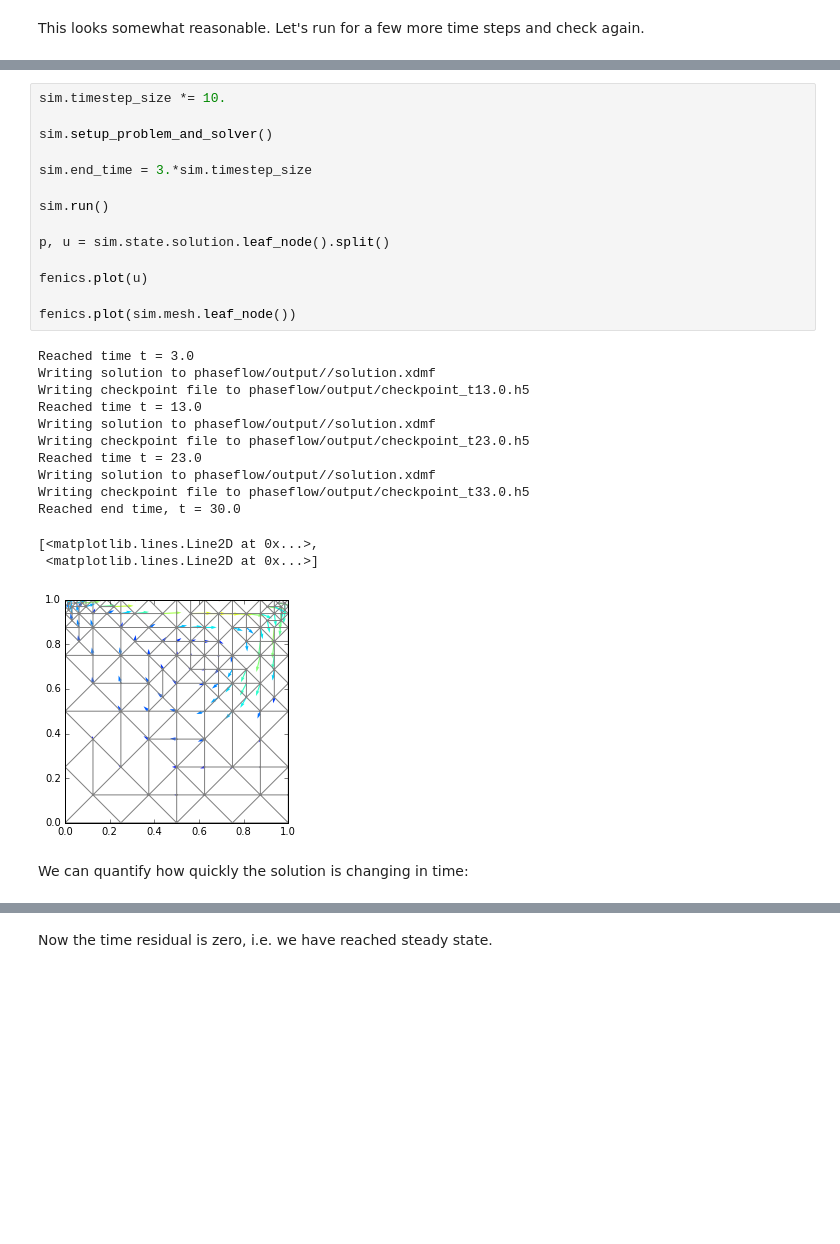
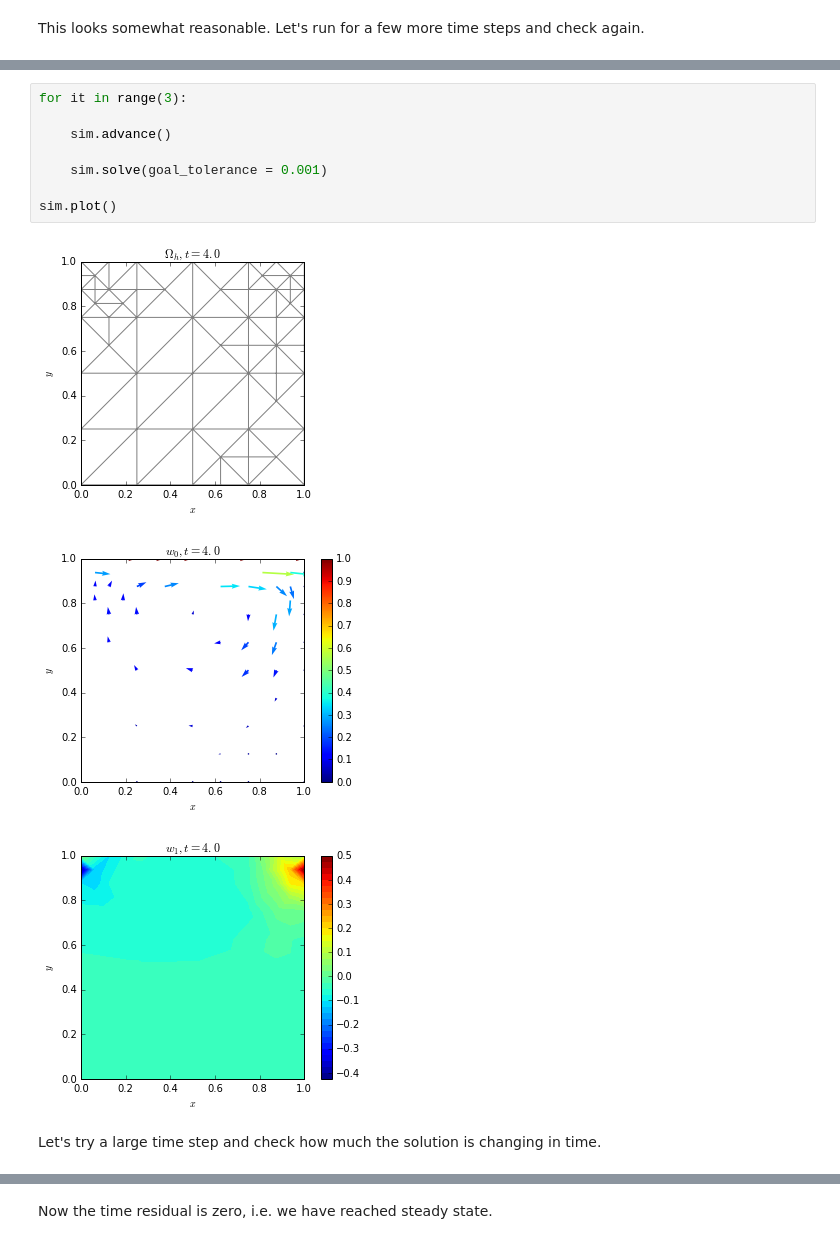
Before and after one commit to geo-fluid-dynamics/phaseflow-fenics, a Jupyter notebook: tutorials/SimulationAPI/LidDrivenCavity.ipynb, the cells around one changed output, grey strips where cells are left out. Saved outputs shown, nothing was run; the diff lists cells and outputs as text; blank space fills up the shorter version.

```diff
--- a/tutorials/SimulationAPI/LidDrivenCavity.ipynb
+++ b/tutorials/SimulationAPI/LidDrivenCavity.ipynb
@@ -162,30 +180,14 @@ Let's try some larger time steps. Since the time step size is a parameter in the
-# %%
-sim.timestep_size *= 10.
-
-sim.setup_problem_and_solver()
-
-sim.end_time = 3.*sim.timestep_size
-
-sim.run()
-
-p, u = sim.state.solution.leaf_node().split()
-
-fenics.plot(u)
-
-fenics.plot(sim.mesh.leaf_node())
-# %% [output]
-Reached time t = 3.0
-Writing solution to phaseflow/output//solution.xdmf
-Writing checkpoint file to phaseflow/output/checkpoint_t13.0.h5
-Reached time t = 13.0
-Writing solution to phaseflow/output//solution.xdmf
-Writing checkpoint file to phaseflow/output/checkpoint_t23.0.h5
-Reached time t = 23.0
-Writing solution to phaseflow/output//solution.xdmf
-Writing checkpoint file to phaseflow/output/checkpoint_t33.0.h5
-Reached end time, t = 30.0
-[<matplotlib.lines.Line2D at 0x...>,
- <matplotlib.lines.Line2D at 0x...>]
-[figure, removed]
+# %%
+for it in range(3):
+
+    sim.advance()
+
+    sim.solve(goal_tolerance = 0.001)
+
+sim.plot()
+# %% [output]
+[figure, added]
+[figure, added]
+[figure, added]
 # %% [markdown]
-We can quantify how quickly the solution is changing in time:
+Let's try a large time step and check how much the solution is changing in time.
```
Also changed, not shown: parts of 23 cells of this notebook, 15 other files.
